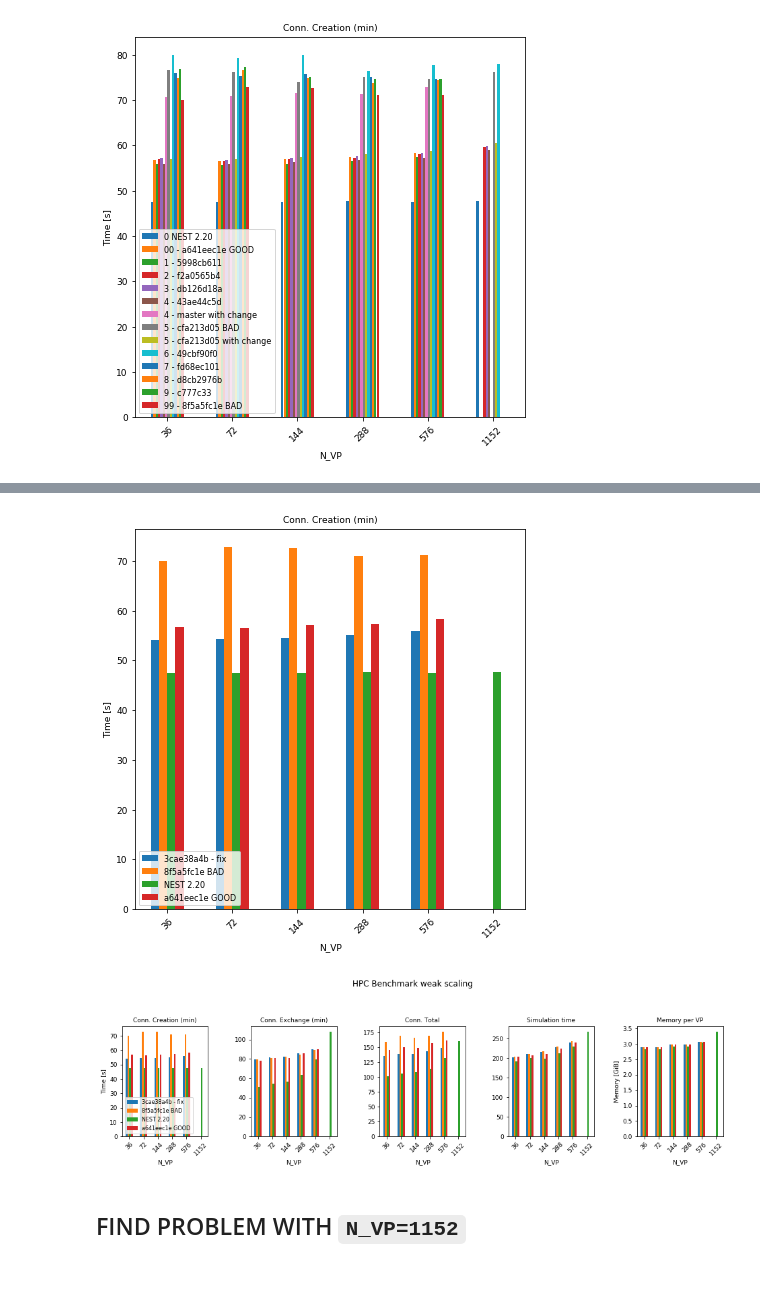
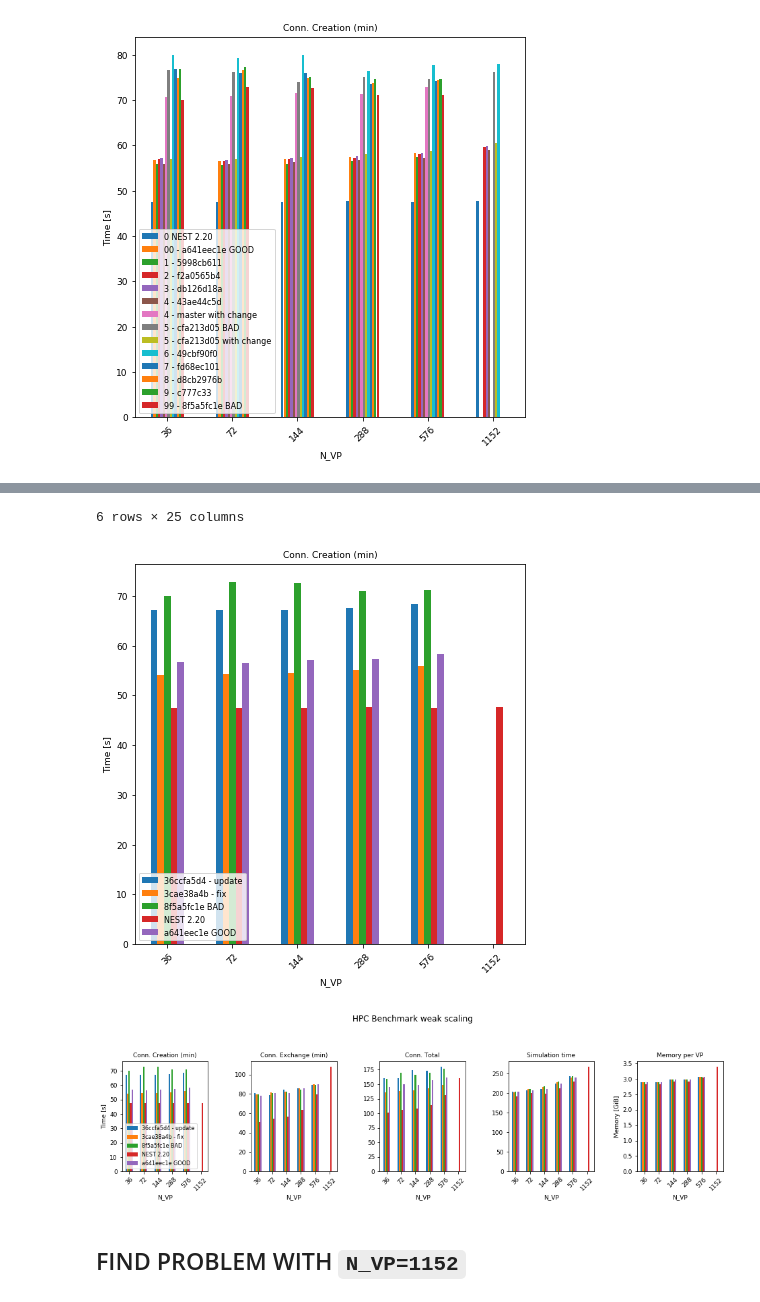
Before and after one commit to INM-6/beNNch, a Jupyter notebook: results/NEST_3_0_benchmark_results/NEST-bisect.ipynb, the cells around one changed output, grey strips where cells are left out. Drawn from its saved outputs; the diff is of its cells as text; code cells hidden in the pictures.

Commit message:
bisect results

```diff
--- a/results/NEST_3_0_benchmark_results/NEST-bisect.ipynb
+++ b/results/NEST_3_0_benchmark_results/NEST-bisect.ipynb
@@ -213,7 +213,10 @@ hpc_3_8f['Case'] = ['8f5a5fc1e BAD'] * len(hpc_3_8f)
 hpc_3_3c = pd.read_csv('results/bisect/hpc_benchmark_bisect_3cae38a4b_daint.csv')
 hpc_3_3c['Case'] = ['3cae38a4b - fix'] * len(hpc_3_3c)
 
-hpc_fix = pd.concat([hpc_220,  hpc_3_a6, hpc_3_8f, hpc_3_3c])
+hpc_3_36 = pd.read_csv('results/hpc_benchmark_36ccfa5d4_daint.csv')
+hpc_3_36['Case'] = ['36ccfa5d4 - update'] * len(hpc_3_36)
+
+hpc_fix = pd.concat([hpc_220,  hpc_3_a6, hpc_3_8f, hpc_3_3c, hpc_3_36])
 
 hpc_fix = calculate_T_conn_and_memory(hpc_fix)
 values=['Conn. Creation (min)']
@@ -244,4 +247,5 @@ hpc_fix_p
+6 rows × 25 columns
-[figure, old version]
+[figure, new version]
-[figure, old version]
+[figure, new version]
 # %% [markdown]
 ## FIND PROBLEM WITH `N_VP=1152`
```
Also changed, not shown: parts of 4 cells of this notebook, 17 other files.
